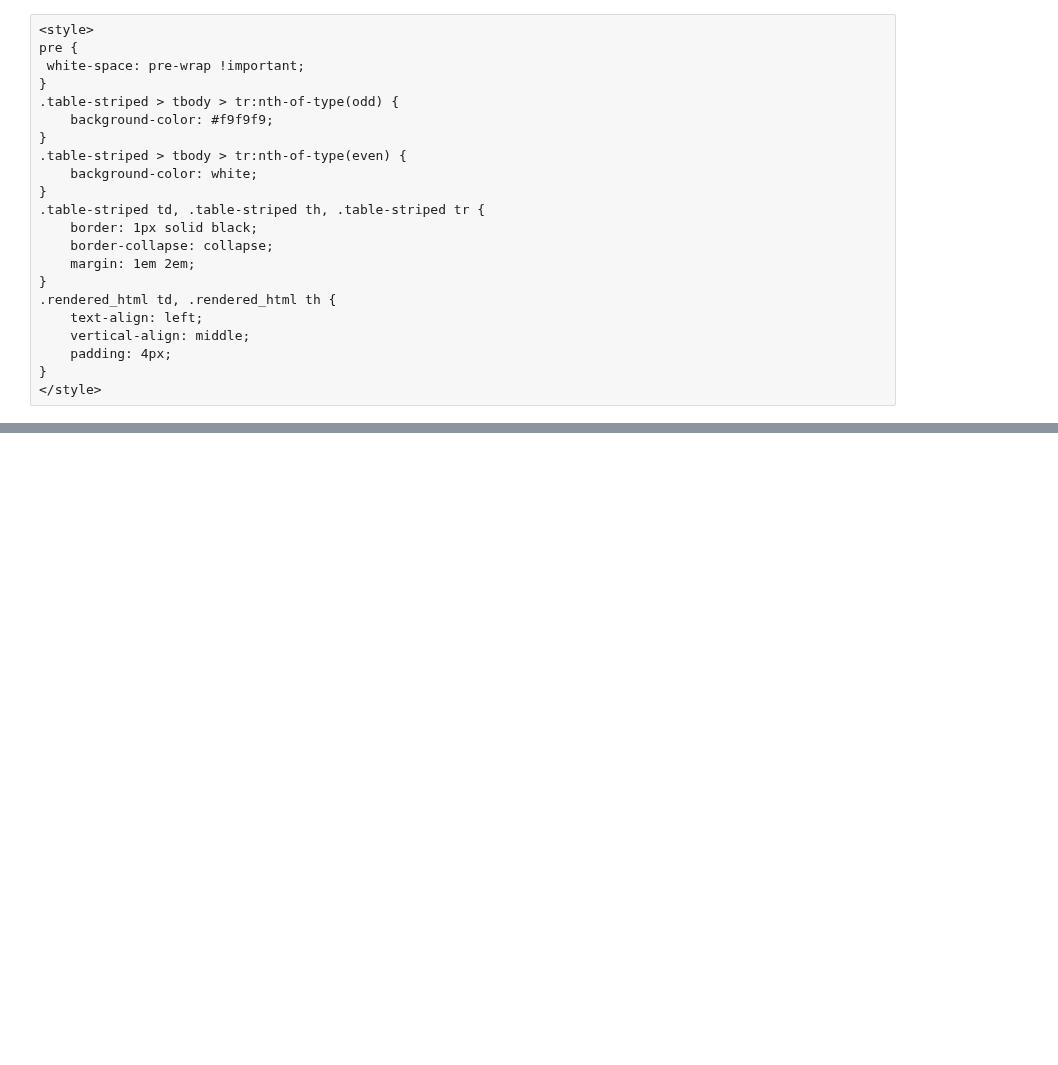
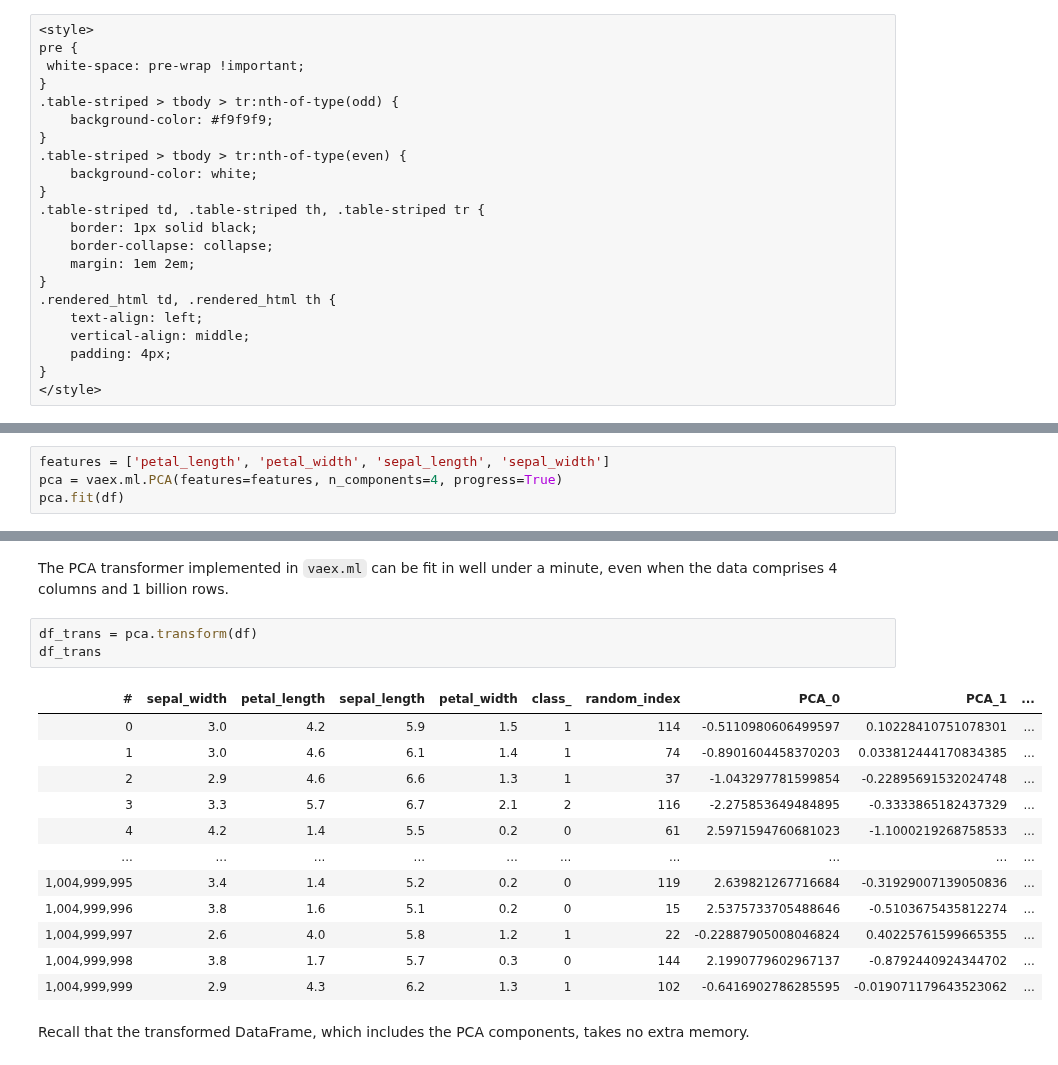
Before and after one commit to vaexio/vaex, a Jupyter notebook: docs/source/tutorial_ml.ipynb, the cells around one changed output, grey strips where cells are left out. Saved outputs shown, nothing was run; the diff lists cells and outputs as text; blank space fills up the shorter version.

```diff
--- a/docs/source/tutorial_ml.ipynb
+++ b/docs/source/tutorial_ml.ipynb
@@ -306,0 +140,4 @@ df_encoded
+# %%
+features = ['petal_length', 'petal_width', 'sepal_length', 'sepal_width']
+pca = vaex.ml.PCA(features=features, n_components=4, progress=True)
+pca.fit(df)
@@ -306,0 +147,20 @@ df_encoded
+# %% [markdown]
+The PCA transformer implemented in `vaex.ml` can be fit in well under a minute, even when the data comprises 4 columns and 1 billion rows.
+# %%
+df_trans = pca.transform(df)
+df_trans
+# %% [output]
+| # | sepal_width | petal_length | sepal_length | petal_width | class_ | random_index | PCA_0 | PCA_1 | ... |
+| 0 | 3.0 | 4.2 | 5.9 | 1.5 | 1 | 114 | -0.5110980606499597 | 0.10228410751078301 | ... |
+| 1 | 3.0 | 4.6 | 6.1 | 1.4 | 1 | 74 | -0.8901604458370203 | 0.033812444170834385 | ... |
+| 2 | 2.9 | 4.6 | 6.6 | 1.3 | 1 | 37 | -1.043297781599854 | -0.22895691532024748 | ... |
+| 3 | 3.3 | 5.7 | 6.7 | 2.1 | 2 | 116 | -2.275853649484895 | -0.3333865182437329 | ... |
+| 4 | 4.2 | 1.4 | 5.5 | 0.2 | 0 | 61 | 2.5971594760681023 | -1.1000219268758533 | ... |
+| ... | ... | ... | ... | ... | ... | ... | ... | ... | ... |
+| 1,004,999,995 | 3.4 | 1.4 | 5.2 | 0.2 | 0 | 119 | 2.639821267716684 | -0.31929007139050836 | ... |
+| 1,004,999,996 | 3.8 | 1.6 | 5.1 | 0.2 | 0 | 15 | 2.5375733705488646 | -0.5103675435812274 | ... |
+| 1,004,999,997 | 2.6 | 4.0 | 5.8 | 1.2 | 1 | 22 | -0.22887905008046824 | 0.40225761599665355 | ... |
+| 1,004,999,998 | 3.8 | 1.7 | 5.7 | 0.3 | 0 | 144 | 2.1990779602967137 | -0.8792440924344702 | ... |
+| 1,004,999,999 | 2.9 | 4.3 | 6.2 | 1.3 | 1 | 102 | -0.6416902786285595 | -0.019071179643523062 | ... |
+# %% [markdown]
+Recall that the transformed DataFrame, which includes the PCA components, takes no extra memory.
```
Also changed, not shown: parts of 91 cells of this notebook.
